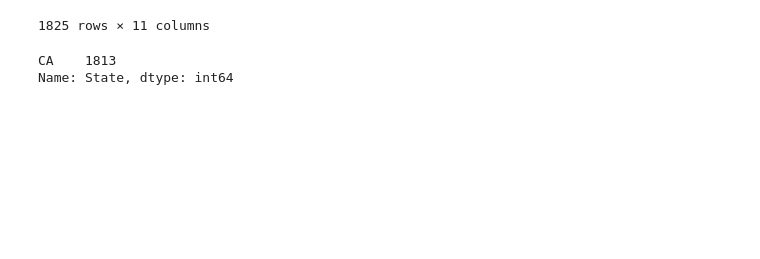
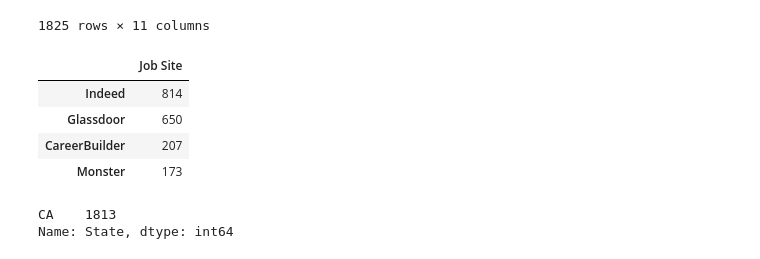
Before and after one commit to ChrNg404/Data_Science_ETL_Project, a Jupyter notebook: Visualizations/data_science_jobs_analysis.ipynb, the cells around one changed output. Drawn from its saved outputs; the diff is of its cells as text; code cells hidden in the pictures; blank space fills up the shorter version.

```diff
--- a/Visualizations/data_science_jobs_analysis.ipynb
+++ b/Visualizations/data_science_jobs_analysis.ipynb
@@ -39,6 +39,20 @@ job_listings.dropna()
 | 1842 | San Francisco | Grandata | Grandata is looking for passionat... | Data Scientist | San Francisco, CA |  | Indeed | CA | Data Engineer | https://www.indeed.com/rc/clk?jk=... | ... |
 | 1843 | San Francisco | Parsable | At Parsable, we are on a mission ... | Data Scientist | San Francisco, CA |  | Indeed | CA | Software Engineer, Data | https://www.indeed.com/rc/clk?jk=... | ... |
 1825 rows × 11 columns
+# %%
+# Calculate listing counts by site
+count_by_site = job_listings["Site"].value_counts()
+count_by_site_df = pd.DataFrame(count_by_site)
+#count_by_site = count_by_site.reset_index()
+count_by_site_df.columns = ["Job Site"]
+#count_by_site
+count_by_site_df
+# %% [output]
+|  | Job Site |
+| Indeed | 814 |
+| Glassdoor | 650 |
+| CareerBuilder | 207 |
+| Monster | 173 |
 # %%
 # Clean "State" column
 
```
Also changed, not shown: parts of 7 cells of this notebook, 4 other files.
